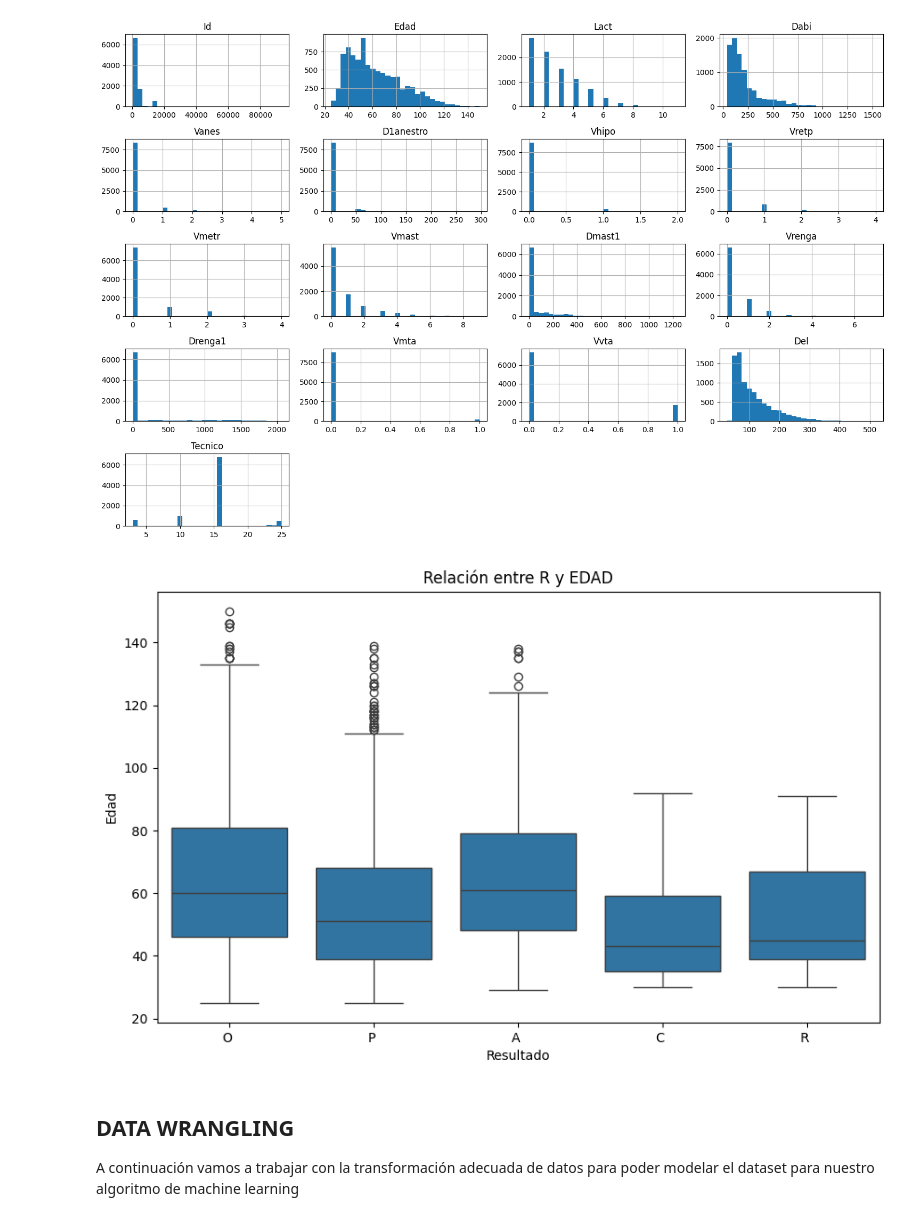
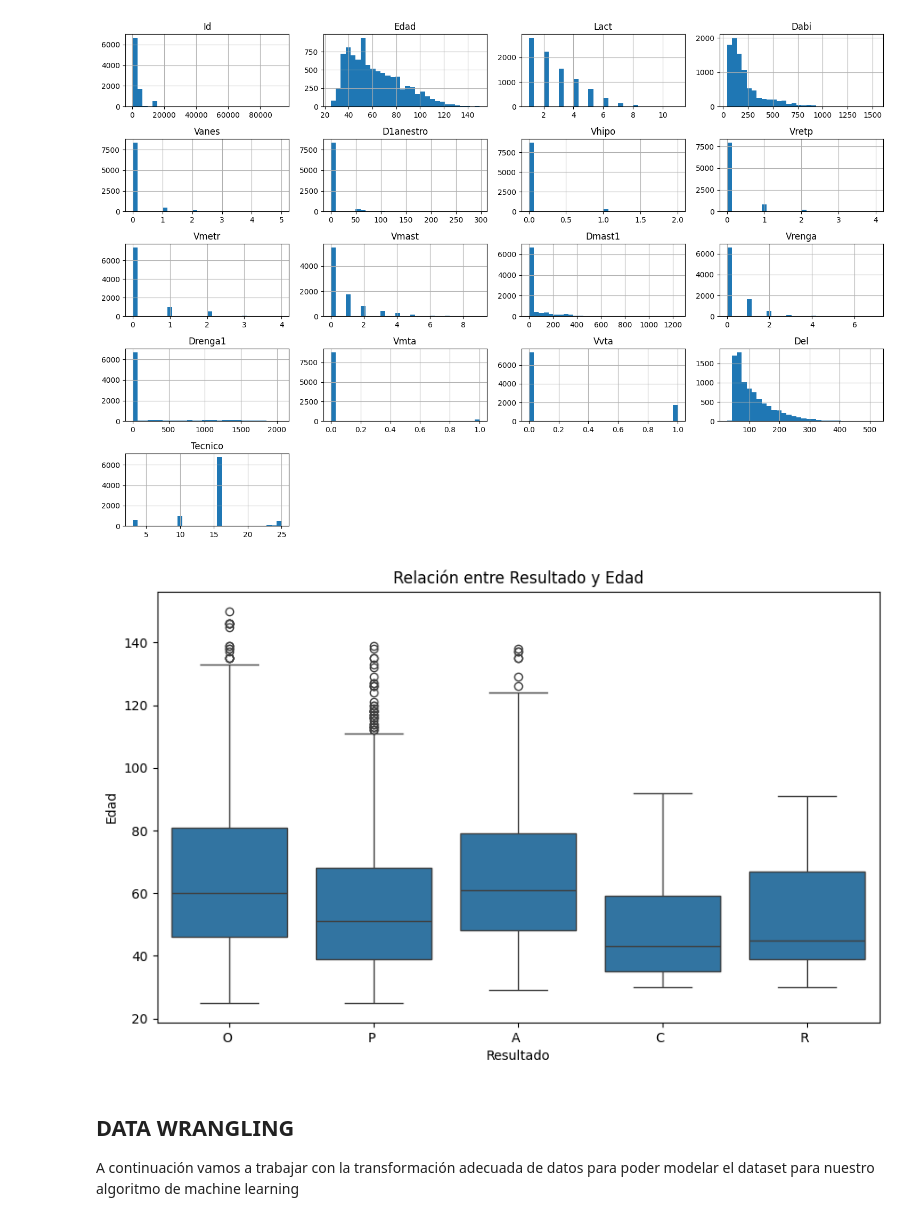
Before and after one commit to GentaJuan/Genta-Juan-Alberto, a Jupyter notebook: Primerentrega_GentaJuan_61680.ipynb, the cells around one changed output. Cells and saved outputs as stored; diff of their text form; code cells hidden in the pictures.

```diff
--- a/Primerentrega_GentaJuan_61680.ipynb
+++ b/Primerentrega_GentaJuan_61680.ipynb
@@ -201,13 +205,13 @@ plt.show()
 <Figure size 1500x1000 with 0 Axes>
 [figure]
 # %%
-# Boxplot para ver la relación con una variable numérica (por ejemplo, EDAD)
+# Boxplot para ver la relación entre el resultadop con la edad
 plt.figure(figsize=(10, 6))
 sns.boxplot(x='Resultado', y='Edad', data=df)
-plt.title('Relación entre R y EDAD')
+plt.title('Relación entre Resultado y Edad')
 plt.show()
 # %% [output]
-[figure, old version]
+[figure, new version]
 # %% [markdown]
 ## **DATA WRANGLING**
 A continuación vamos a trabajar con la transformación adecuada de datos para poder modelar el dataset para nuestro algoritmo de machine learning
```
Also changed, not shown: parts of 15 cells of this notebook.
